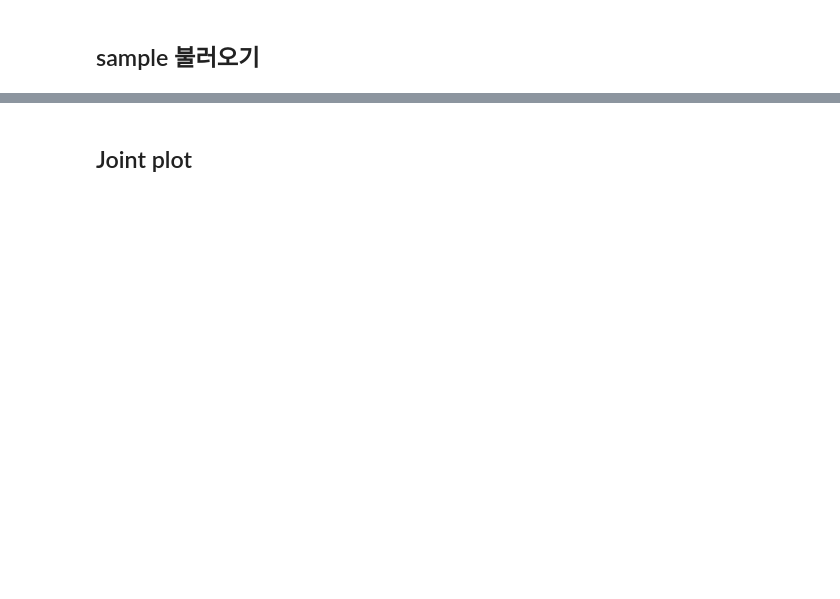
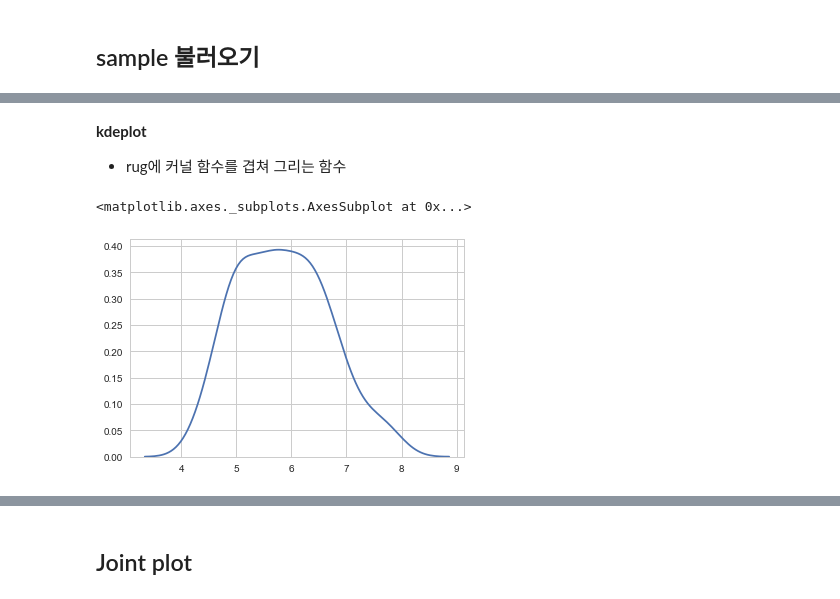
Before and after one commit to wjy5446/TIL, a Jupyter notebook: 4_pakage/Seaborn/seaborn-memo.ipynb, the cells around one changed output, grey strips where cells are left out. Drawn from its saved outputs; the diff is of its cells as text; code cells hidden in the pictures; blank space fills up the shorter version.

```diff
--- a/4_pakage/Seaborn/seaborn-memo.ipynb
+++ b/4_pakage/Seaborn/seaborn-memo.ipynb
@@ -62,0 +76,8 @@ sns.distplot(iris.petal_length.values, kde=True, rug=True) : 바형 그래프
+# %% [markdown]
+**kdeplot**
+- rug에 커널 함수를 겹쳐 그리는 함수
+# %%
+sns.kdeplot(x)
+# %% [output]
+<matplotlib.axes._subplots.AxesSubplot at 0x...>
+[figure, added]
```
Also changed, not shown: parts of 42 cells of this notebook, 2 other files.
